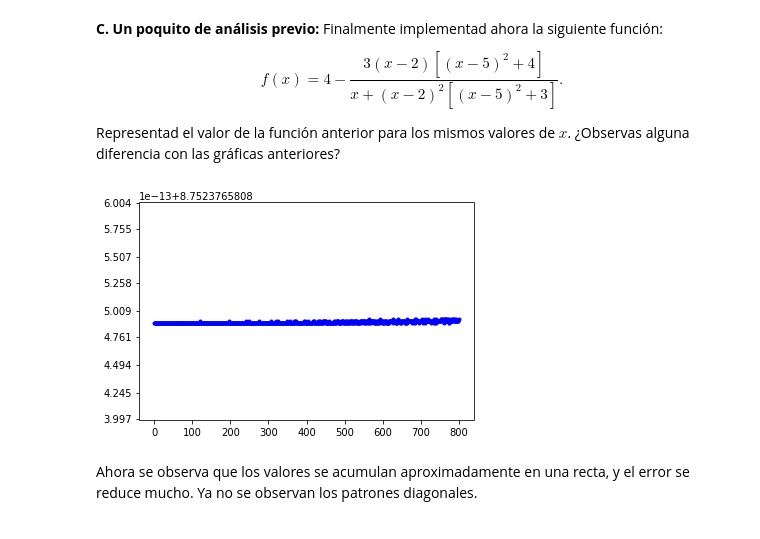
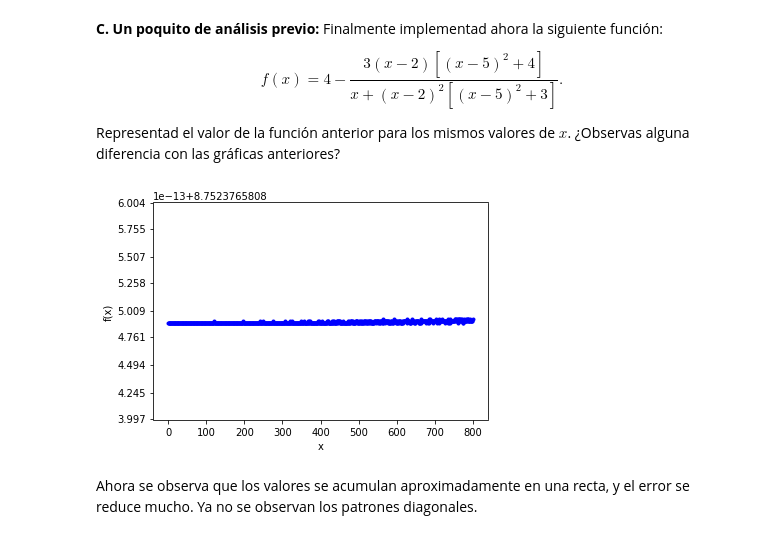
Before and after one commit to Ludvins/Practicas_CN, a Jupyter notebook: P1.ipynb, the cells around one changed output. Drawn from its saved outputs; the diff is of its cells as text; code cells hidden in the pictures.

```diff
--- a/P1.ipynb
+++ b/P1.ipynb
@@ -67,9 +71,11 @@ f3 = lambda x: 4 - (3*(x-2)*((x-5)**2 + 4))/(x+ ((x-2)**2)*(((x-5)**2) + 3))
 # %%
 plt.plot(i, f3(1.606 + 2**(-52)*i), 'b.')
 plt.ylim(8.7523765807784, 8.7523765807786)
+plt.xlabel("x")
+plt.ylabel("f(x)")
 plt.show()
 # %% [output]
-[figure, old version]
+[figure, new version]
 # %% [markdown]
 Ahora se observa que los valores se acumulan aproximadamente en una recta, y el error se reduce mucho. Ya no se observan los patrones diagonales.
 # %% [markdown]
```
Also changed, not shown: parts of 5 cells of this notebook, 1 other file.
